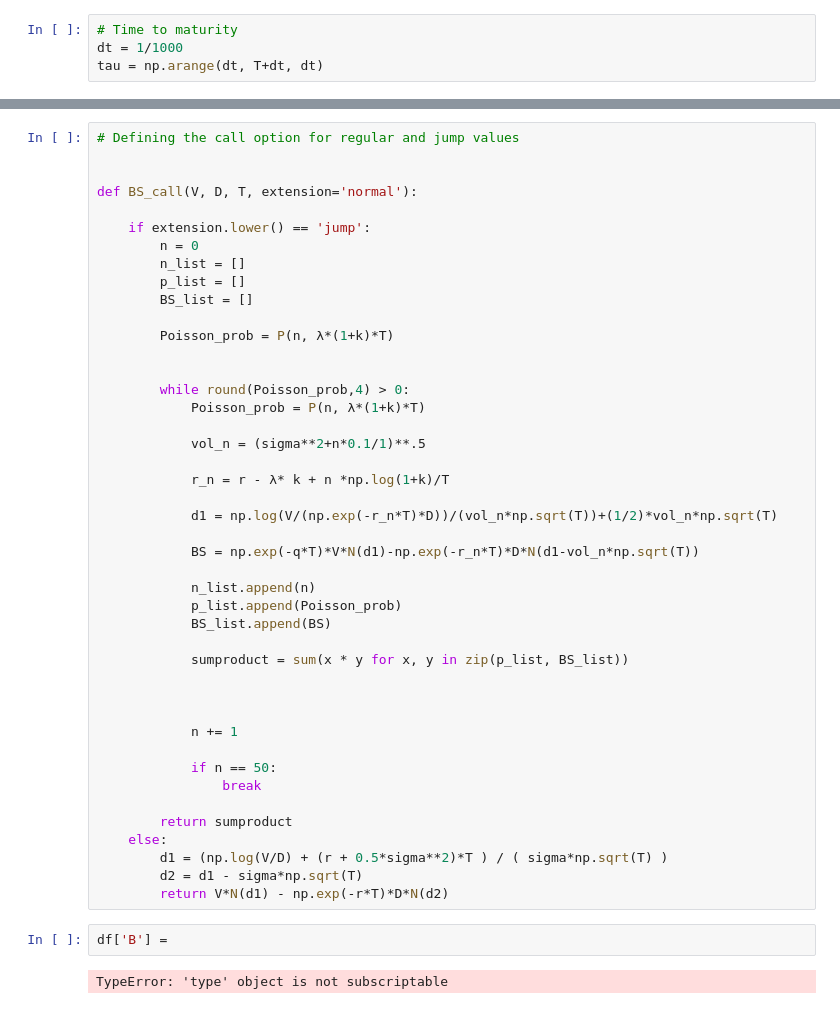
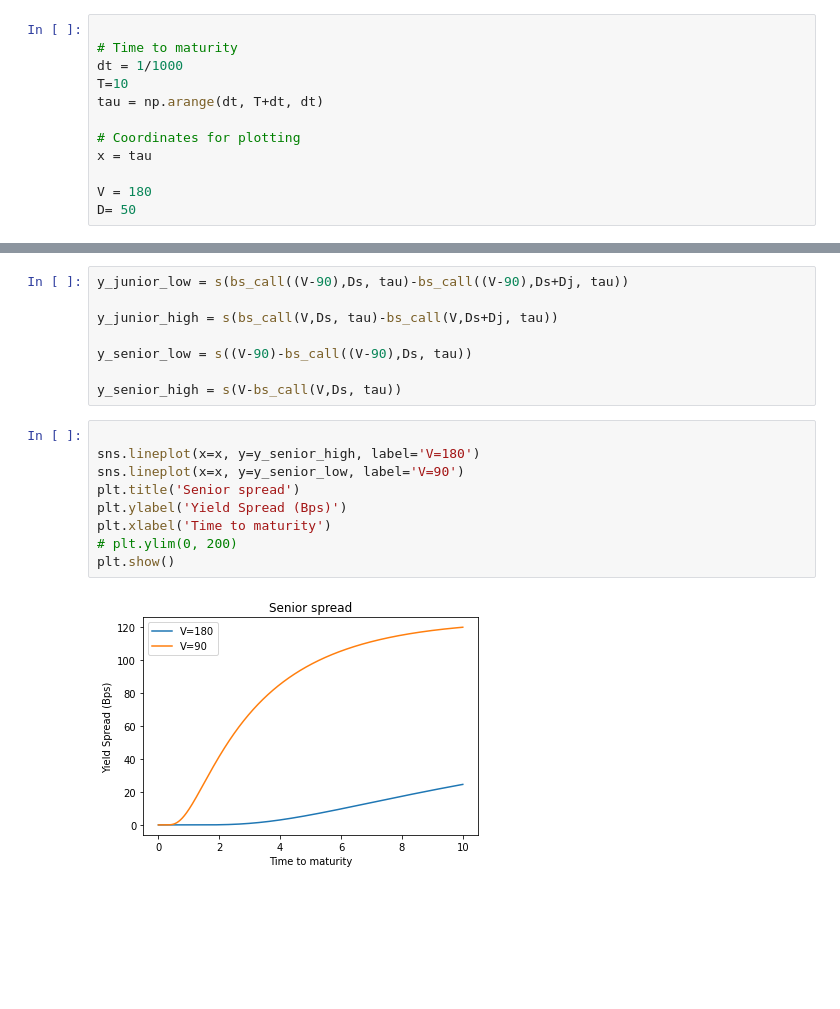
Before and after one commit to MortenWillendrup/CreditRiskModelling, a Jupyter notebook: Credit Risk Modelling/Kreditrisiko - Obligatorisk Opg 1.ipynb, the cells around one changed output, grey strips where cells are left out. Saved outputs shown, nothing was run; the diff lists cells and outputs as text; blank space fills up the shorter version.

```diff
--- a/Credit Risk Modelling/Kreditrisiko - Obligatorisk Opg 1.ipynb
+++ b/Credit Risk Modelling/Kreditrisiko - Obligatorisk Opg 1.ipynb
@@ -23,4 +72,12 @@ k = -0.1
 # %%
+
 # Time to maturity
 dt = 1/1000
+T=10
 tau = np.arange(dt, T+dt, dt)
+
+# Coordinates for plotting
+x = tau
+
+V = 180
+D= 50
@@ -51,48 +84,19 @@ def C_BS(V, D, T):
-# %%
-# Defining the call option for regular and jump values
-
-
-def BS_call(V, D, T, extension='normal'):
-
-    if extension.lower() == 'jump':
-        n = 0
-        n_list = []
-        p_list = []
-        BS_list = []
-
-        Poisson_prob = P(n, λ*(1+k)*T)
-
-
-        while round(Poisson_prob,4) > 0:
-            Poisson_prob = P(n, λ*(1+k)*T)
-
-            vol_n = (sigma**2+n*0.1/1)**.5
-
-            r_n = r - λ* k + n *np.log(1+k)/T
-
-            d1 = np.log(V/(np.exp(-r_n*T)*D))/(vol_n*np.sqrt(T))+(1/2)*vol_n*np.sqrt(T)
-
-            BS = np.exp(-q*T)*V*N(d1)-np.exp(-r_n*T)*D*N(d1-vol_n*np.sqrt(T))
-
-            n_list.append(n)
-            p_list.append(Poisson_prob)
-            BS_list.append(BS)
-
-            sumproduct = sum(x * y for x, y in zip(p_list, BS_list))
-
-
-
-            n += 1
-
-            if n == 50:
-                break
-
-        return sumproduct
-    else:
-        d1 = (np.log(V/D) + (r + 0.5*sigma**2)*T ) / ( sigma*np.sqrt(T) )
-        d2 = d1 - sigma*np.sqrt(T)
-        return V*N(d1) - np.exp(-r*T)*D*N(d2)
-# %%
-df['B'] =
-# %% [output]
-TypeError: 'type' object is not subscriptable
+# %%
+y_junior_low = s(bs_call((V-90),Ds, tau)-bs_call((V-90),Ds+Dj, tau))
+
+y_junior_high = s(bs_call(V,Ds, tau)-bs_call(V,Ds+Dj, tau))
+
+y_senior_low = s((V-90)-bs_call((V-90),Ds, tau))
+
+y_senior_high = s(V-bs_call(V,Ds, tau))
+# %%
+
+sns.lineplot(x=x, y=y_senior_high, label='V=180')
+sns.lineplot(x=x, y=y_senior_low, label='V=90')
+plt.title('Senior spread')
+plt.ylabel('Yield Spread (Bps)')
+plt.xlabel('Time to maturity')
+# plt.ylim(0, 200)
+plt.show()
+# %% [output]
+[figure, added]
```
Also changed, not shown: parts of 24 cells of this notebook.
